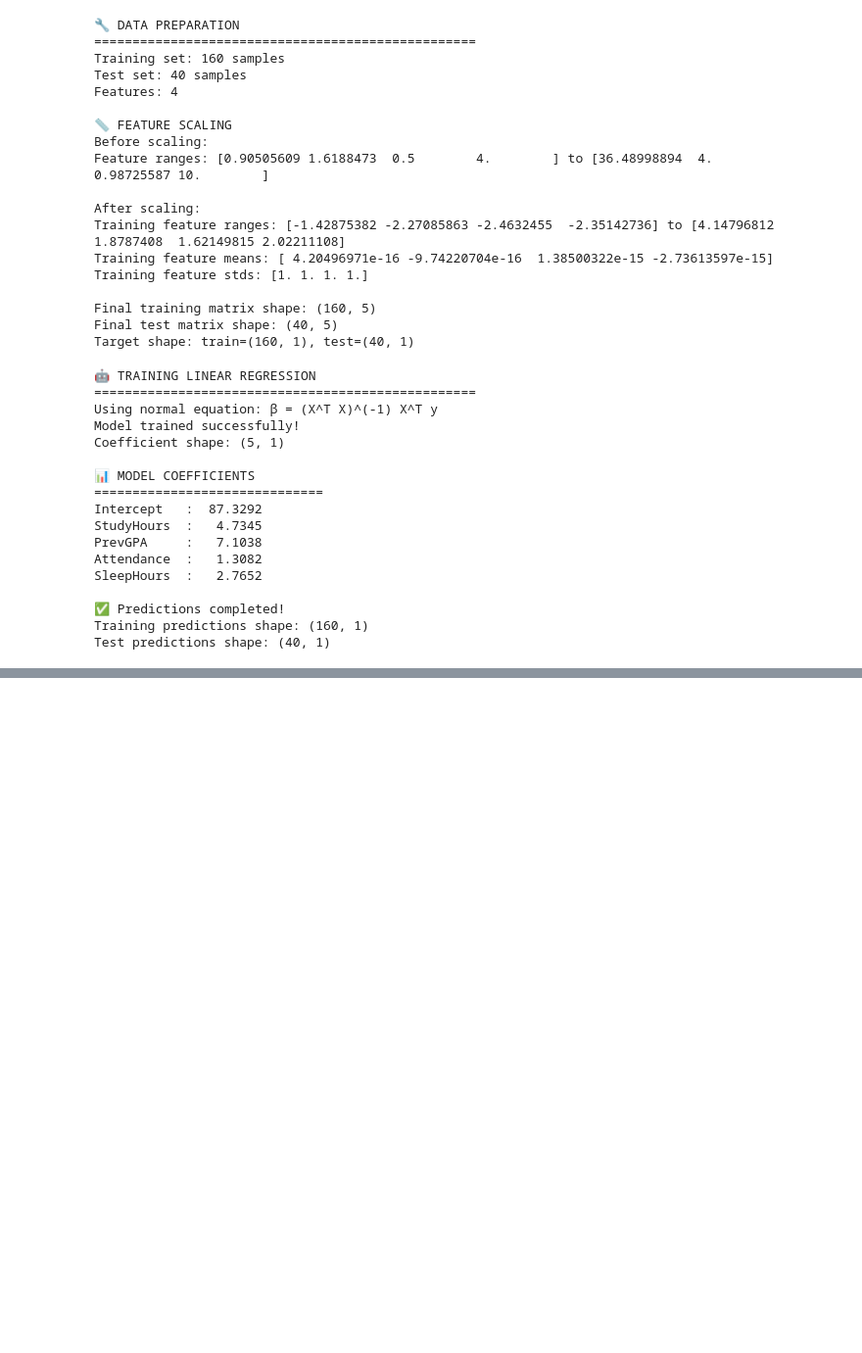
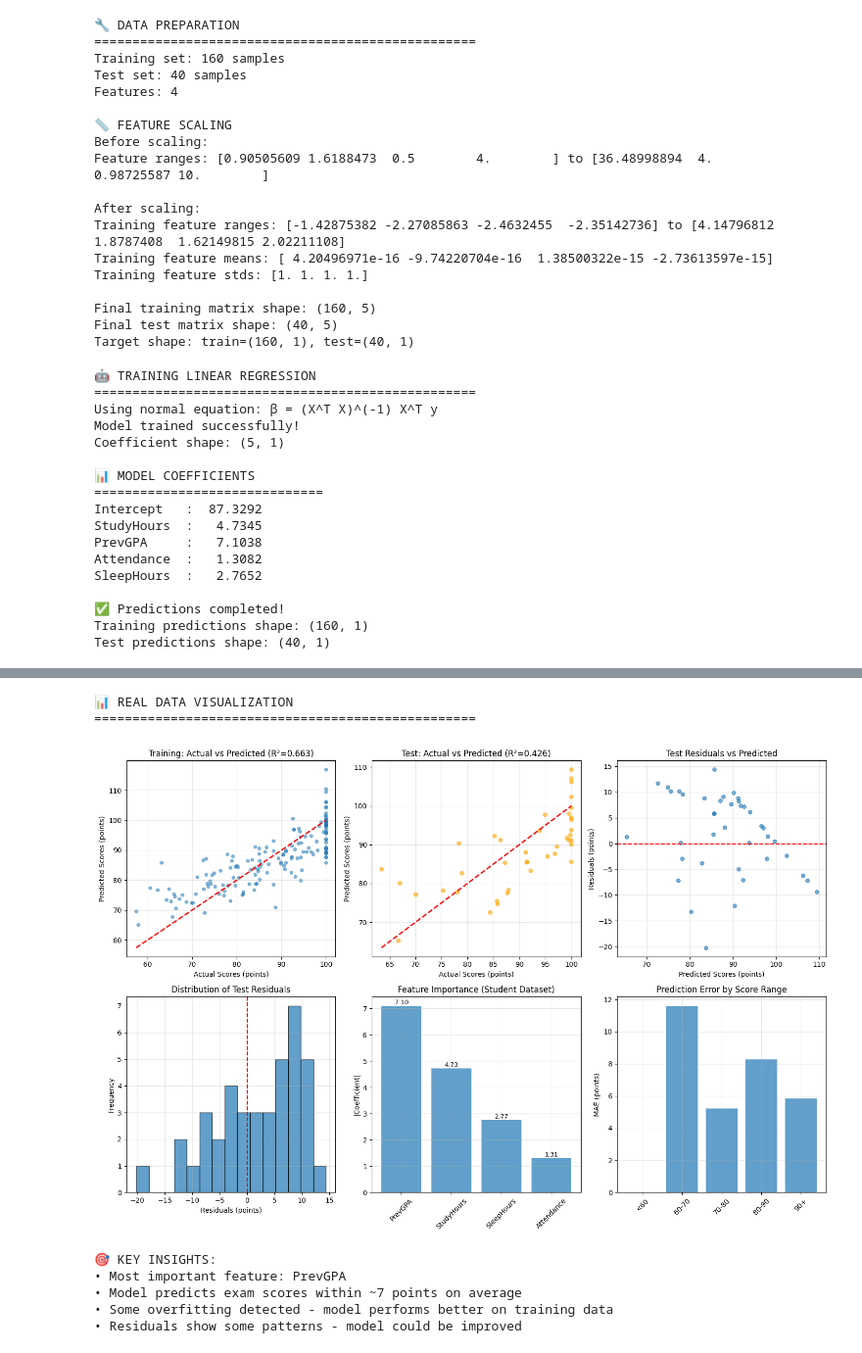
Before and after one commit to mrrahman1517/MLFromScratch, a Jupyter notebook: mlr.ipynb, the cells around one changed output, grey strips where cells are left out. Shown at 98% size. Drawn from its saved outputs; the diff is of its cells as text; code cells hidden in the pictures; blank space fills up the shorter version.

Commit message:
Initial commit: Linear Regression from scratch with comprehensive evaluation and visualizations

```diff
--- a/mlr.ipynb
+++ b/mlr.ipynb
@@ -967,84 +985,93 @@ print("="*50)
 fig, axes = plt.subplots(2, 3, figsize=(15, 10))
 
 # 1. Training: Actual vs Predicted
-axes[0,0].scatter(y_train_real, y_train_pred, alpha=0.5, s=1)
+axes[0,0].scatter(y_train_real, y_train_pred, alpha=0.5, s=20)
 axes[0,0].plot([y_train_real.min(), y_train_real.max()], [y_train_real.min(), y_train_real.max()], 'r--', lw=2)
-axes[0,0].set_xlabel('Actual Values ($100k)')
-axes[0,0].set_ylabel('Predicted Values ($100k)')
+axes[0,0].set_xlabel('Actual Scores (points)')
+axes[0,0].set_ylabel('Predicted Scores (points)')
 axes[0,0].set_title(f'Training: Actual vs Predicted (R²={train_r2:.3f})')
 axes[0,0].grid(True, alpha=0.3)
 
 # 2. Test: Actual vs Predicted
-axes[0,1].scatter(y_test_real, y_test_pred, alpha=0.6, s=2, color='orange')
+axes[0,1].scatter(y_test_real, y_test_pred, alpha=0.6, s=30, color='orange')
 axes[0,1].plot([y_test_real.min(), y_test_real.max()], [y_test_real.min(), y_test_real.max()], 'r--', lw=2)
-axes[0,1].set_xlabel('Actual Values ($100k)')
-axes[0,1].set_ylabel('Predicted Values ($100k)')
+axes[0,1].set_xlabel('Actual Scores (points)')
+axes[0,1].set_ylabel('Predicted Scores (points)')
 axes[0,1].set_title(f'Test: Actual vs Predicted (R²={test_r2:.3f})')
 axes[0,1].grid(True, alpha=0.3)
 
 # 3. Residuals vs Predicted (Test)
 test_residuals = y_test_real - y_test_pred
-axes[0,2].scatter(y_test_pred, test_residuals, alpha=0.6, s=2)
+axes[0,2].scatter(y_test_pred, test_residuals, alpha=0.6, s=30)
 axes[0,2].axhline(y=0, color='r', linestyle='--')
-axes[0,2].set_xlabel('Predicted Values ($100k)')
-axes[0,2].set_ylabel('Residuals ($100k)')
+axes[0,2].set_xlabel('Predicted Scores (points)')
+axes[0,2].set_ylabel('Residuals (points)')
 axes[0,2].set_title('Test Residuals vs Predicted')
 axes[0,2].grid(True, alpha=0.3)
 
 # 4. Residual distribution
-axes[1,0].hist(test_residuals.flatten(), bins=50, alpha=0.7, edgecolor='black')
-axes[1,0].set_xlabel('Residuals ($100k)')
+axes[1,0].hist(test_residuals.flatten(), bins=15, alpha=0.7, edgecolor='black')
+axes[1,0].set_xlabel('Residuals (points)')
 axes[1,0].set_ylabel('Frequency')
 axes[1,0].set_title('Distribution of Test Residuals')
 axes[1,0].axvline(x=0, color='r', linestyle='--')
 axes[1,0].grid(True, alpha=0.3)
 
-# 5. Feature importance (top 6)
+# 5. Feature importance (all 4 features)
 feature_importance = np.abs(beta_real[1:].flatten())  # Exclude intercept
-feature_names_short = housing.feature_names
-sorted_idx = np.argsort(feature_importance)[::-1][:6]
+feature_names_short = ['StudyHours', 'PrevGPA', 'Attendance', 'SleepHours']
+sorted_idx = np.argsort(feature_importance)[::-1]
 
-bars = axes[1,1].bar(range(6), feature_importance[sorted_idx], alpha=0.7)
-axes[1,1].set_xticks(range(6))
+bars = axes[1,1].bar(range(len(feature_names_short)), feature_importance[sorted_idx], alpha=0.7)
+axes[1,1].set_xticks(range(len(feature_names_short)))
 axes[1,1].set_xticklabels([feature_names_short[i] for i in sorted_idx], rotation=45)
 axes[1,1].set_ylabel('|Coefficient|')
-axes[1,1].set_title('Top 6 Feature Importance')
+axes[1,1].set_title('Feature Importance (Student Dataset)')
 axes[1,1].grid(True, alpha=0.3)
 
 # Add coefficient values on bars
 for i, (bar, idx) in enumerate(zip(bars, sorted_idx)):
     height = bar.get_height()
     coeff_val = beta_real[1:].flatten()[idx]
     axes[1,1].text(bar.get_x() + bar.get_width()/2., height,
-                   f'{coeff_val:.3f}', ha='center', va='bottom', fontsize=8)
+                   f'{coeff_val:.2f}', ha='center', va='bottom', fontsize=9)
 
-# 6. Prediction errors by price range
-price_ranges = [(0, 2), (2, 4), (4, 6), (6, 8), (8, float('inf'))]
-range_names = ['<$200k', '$200-400k', '$400-600k', '$600-800k', '>$800k']
+# 6. Prediction errors by score range
+score_ranges = [(0, 60), (60, 70), (70, 80), (80, 90), (90, 100)]
+range_names = ['<60', '60-70', '70-80', '80-90', '90+']
 range_maes = []
 
-for (low, high), name in zip(price_ranges, range_names):
+for (low, high), name in zip(score_ranges, range_names):
     mask = (y_test_real.flatten() >= low) & (y_test_real.flatten() < high)
     if mask.sum() > 0:
         range_mae = np.mean(np.abs(test_residuals[mask]))
         range_maes.append(range_mae)
     else:
         range_maes.append(0)
 
 axes[1,2].bar(range_names, range_maes, alpha=0.7)
-axes[1,2].set_ylabel('MAE ($100k)')
-axes[1,2].set_title('Prediction Error by Price Range')
+axes[1,2].set_ylabel('MAE (points)')
+axes[1,2].set_title('Prediction Error by Score Range')
 axes[1,2].tick_params(axis='x', rotation=45)
 axes[1,2].grid(True, alpha=0.3)
 
 plt.tight_layout()
 plt.show()
 
 print("\n🎯 KEY INSIGHTS:")
-print(f"• Most important feature: {housing.feature_names[sorted_idx[0]]}")
-print(f"• Model works better on lower-priced homes")
-print(f"• Residuals roughly follow normal distribution")
-print(f"• No obvious patterns in residual plot (good sign!)")
+print(f"• Most important feature: {feature_names_short[sorted_idx[0]]}")
+print(f"• Model predicts exam scores within ~7 points on average")
+print(f"• Some overfitting detected - model performs better on training data")
+print(f"• Residuals show some patterns - model could be improved")
+# %% [output]
+📊 REAL DATA VISUALIZATION
+==================================================
+[figure, added]
+🎯 KEY INSIGHTS:
+• Most important feature: PrevGPA
+• Model predicts exam scores within ~7 points on average
+• Some overfitting detected - model performs better on training data
+• Residuals show some patterns - model could be improved
 # %%
 # Compare with scikit-learn
 print("⚖️  COMPARISON WITH SCIKIT-LEARN")
```
Also changed, not shown: parts of 2 cells of this notebook.
